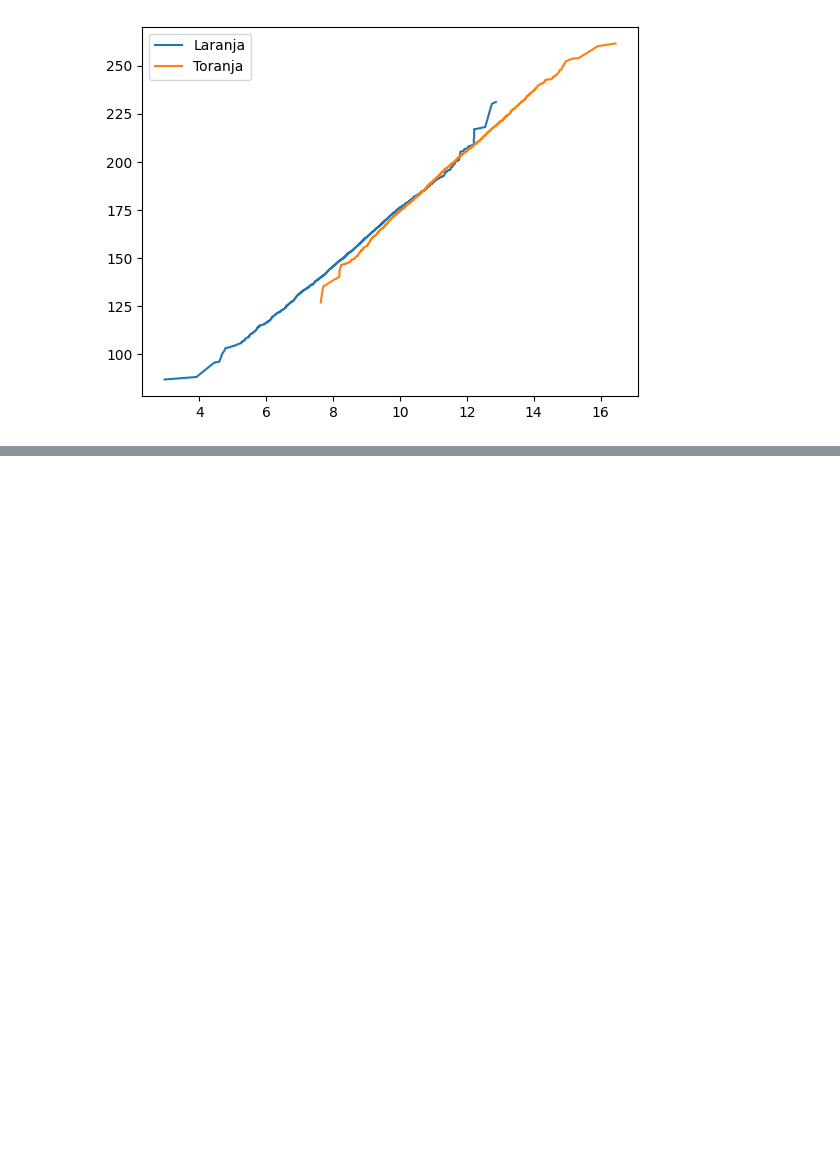
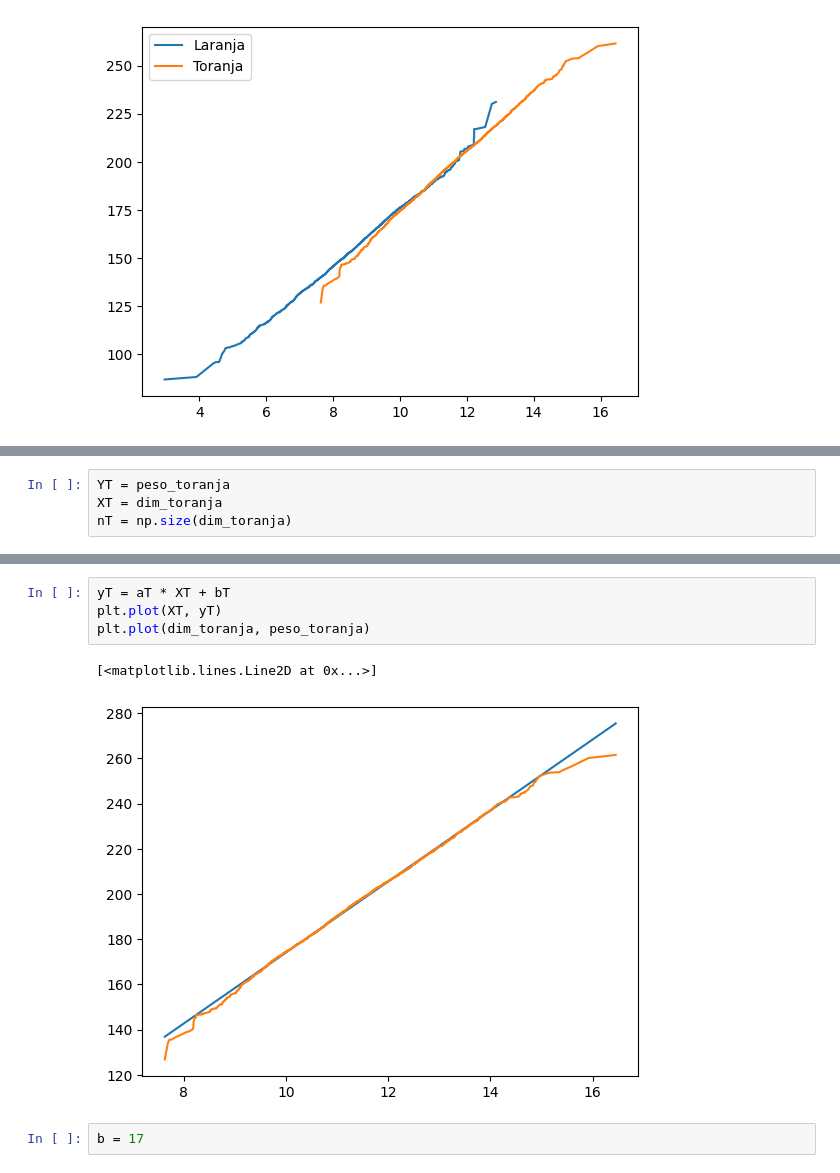
Before and after one commit to jmarantes/curso_numpy, a Jupyter notebook: Pratica.ipynb, the cells around one changed output, grey strips where cells are left out. Saved outputs shown, nothing was run; the diff lists cells and outputs as text; blank space fills up the shorter version.

```diff
--- a/Pratica.ipynb
+++ b/Pratica.ipynb
@@ -27,0 +49,4 @@ plt.show()
+# %%
+YT = peso_toranja
+XT = dim_toranja
+nT = np.size(dim_toranja)
@@ -27,0 +63,9 @@ plt.show()
+# %%
+yT = aT * XT + bT
+plt.plot(XT, yT)
+plt.plot(dim_toranja, peso_toranja)
+# %% [output]
+[<matplotlib.lines.Line2D at 0x...>]
+[figure, added]
+# %%
+b = 17
```
Also changed, not shown: parts of 8 cells of this notebook, 2 other files.
